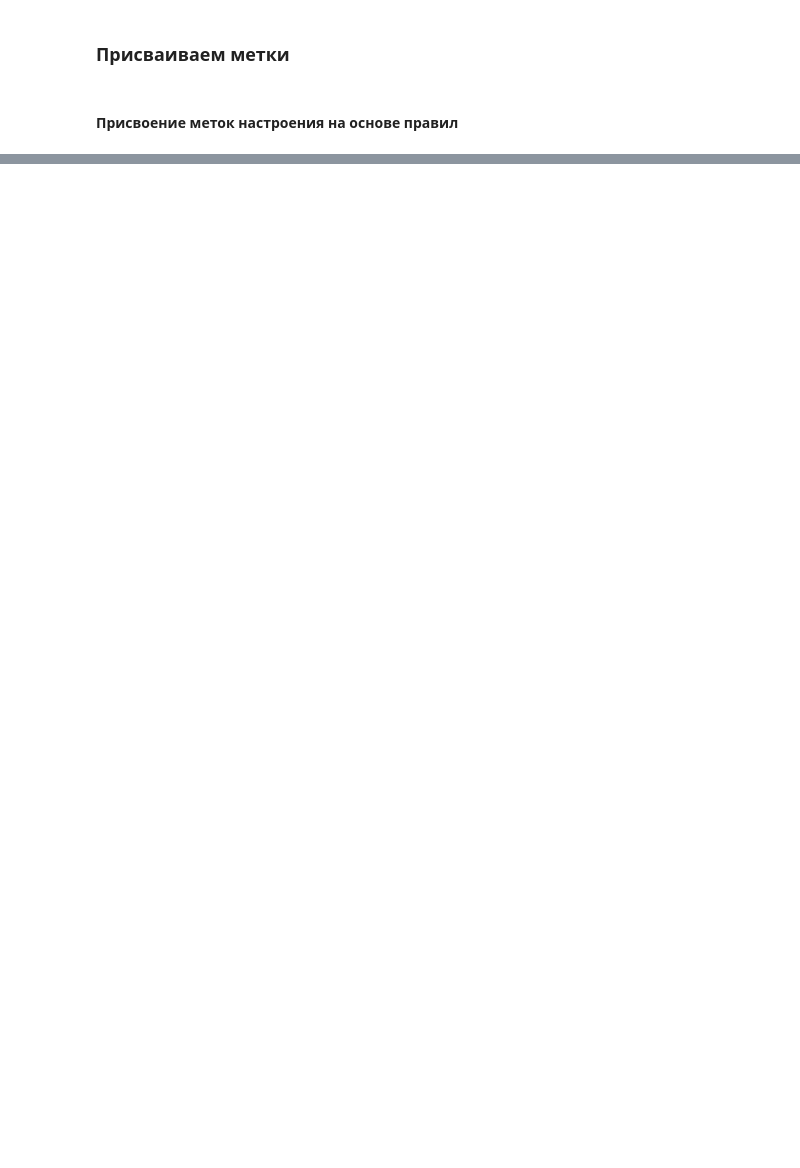
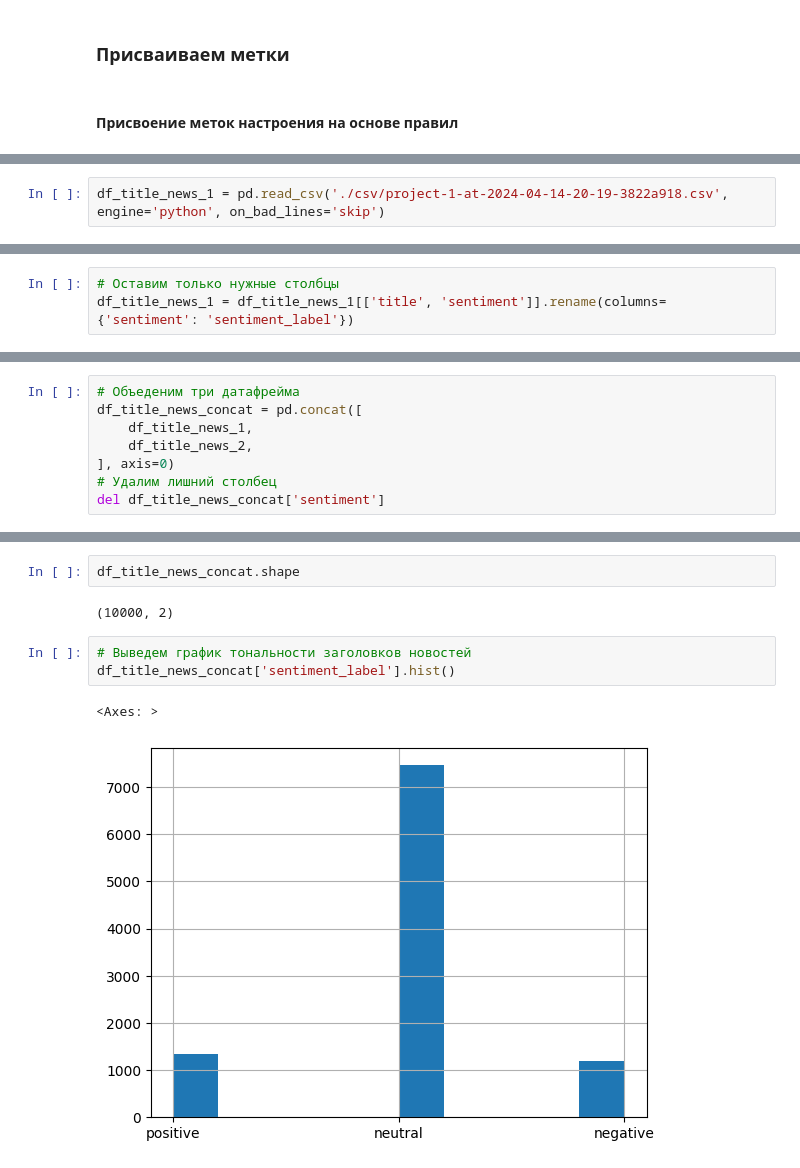
Before and after one commit to uc20100/Data-Collection-and-Markup, a Jupyter notebook: seminar_9/seminar_9.ipynb, the cells around one changed output, grey strips where cells are left out. Cells and saved outputs as stored; diff of their text form; blank space fills up the shorter version.

```diff
--- a/seminar_9/seminar_9.ipynb
+++ b/seminar_9/seminar_9.ipynb
@@ -307,0 +237,2 @@ r
+# %%
+df_title_news_1 = pd.read_csv('./csv/project-1-at-2024-04-14-20-19-3822a918.csv', engine='python', on_bad_lines='skip')
@@ -307,0 +248,3 @@ r
+# %%
+# Оставим только нужные столбцы
+df_title_news_1 = df_title_news_1[['title', 'sentiment']].rename(columns={'sentiment': 'sentiment_label'})
@@ -307,0 +262,8 @@ r
+# %%
+# Объеденим три датафрейма
+df_title_news_concat = pd.concat([
+    df_title_news_1,
+    df_title_news_2,
+], axis=0)
+# Удалим лишний столбец
+del df_title_news_concat['sentiment']
@@ -307,0 +279,10 @@ r
+# %%
+df_title_news_concat.shape
+# %% [output]
+(10000, 2)
+# %%
+# Выведем график тональности заголовков новостей
+df_title_news_concat['sentiment_label'].hist()
+# %% [output]
+<Axes: >
+[figure, added]
```
Also changed, not shown: parts of 72 cells of this notebook.
